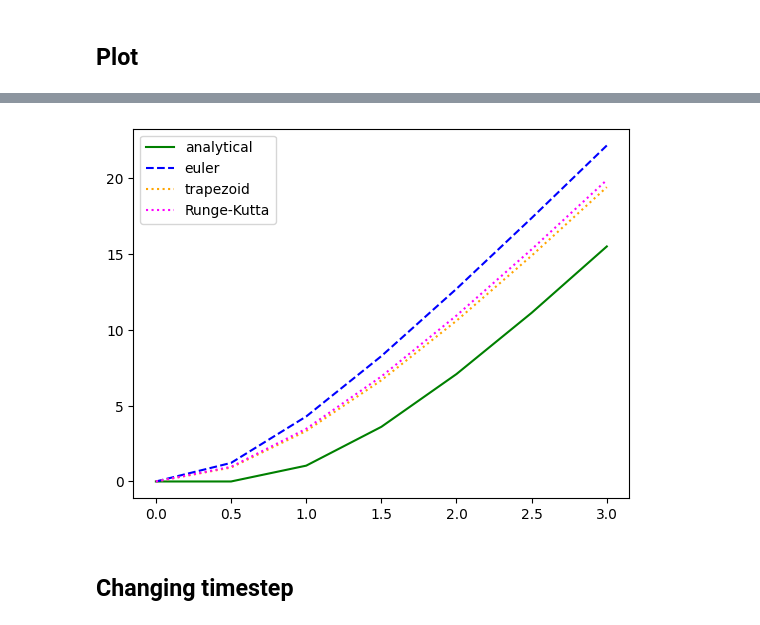
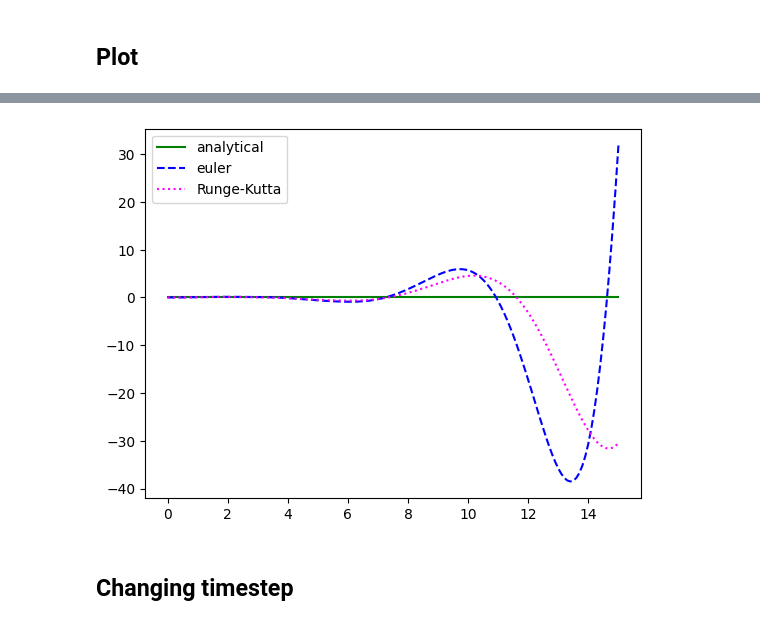
Before and after one commit to qwasium/solver, a Jupyter notebook: main.ipynb, the cells around one changed output, grey strips where cells are left out. Drawn from its saved outputs; the diff is of its cells as text; code cells hidden in the pictures.

```diff
--- a/main.ipynb
+++ b/main.ipynb
@@ -86,12 +88,6 @@ def plot_data(df) -> plt:
         linestyle="--"
     )
     plt.plot(
-        df["timestamp"], df["trapezoid"],
-        label="trapezoid",
-        color="orange",
-        linestyle=":"
-    )
-    plt.plot(
         df["timestamp"], df["rk4"],
         label="Runge-Kutta",
         color="magenta",
@@ -152,6 +166,6 @@ plot_data(ft_df).show()
 # %%
-area_df = pd.read_csv(
-    HERE / "result" / "area.csv",
+pos_df = pd.read_csv(
+    HERE / "result" / "position.csv",
 )
-area_df
+pos_df
 # %% [output]
@@ -166,7 +185,7 @@ area_df
 # %%
-plot_data(area_df).show()
+plot_data(pos_df).show()
 # %% [output]
-[figure, old version]
+[figure, new version]
 # %% [markdown]
 ## Changing timestep
 # %%
```
Also changed, not shown: parts of 16 cells of this notebook, 4 other files.
